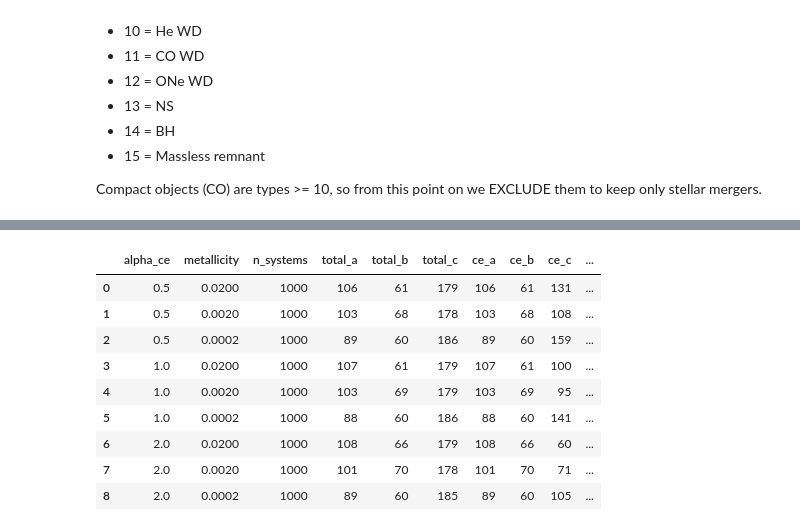
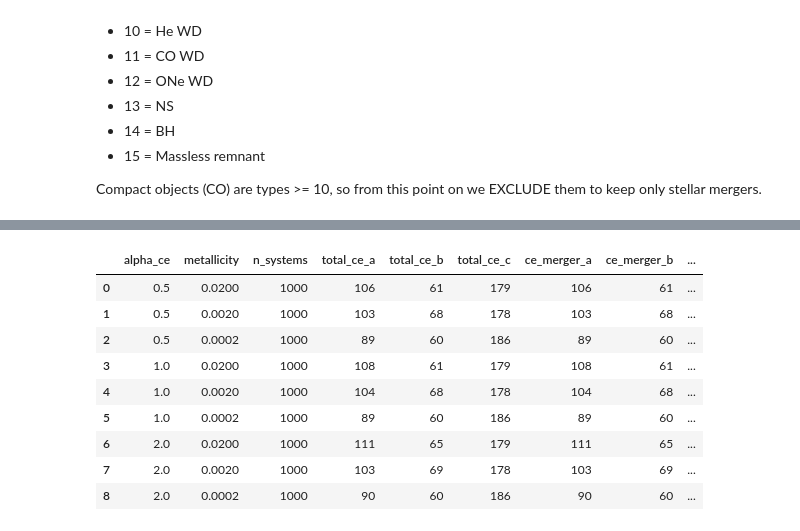
Before and after one commit to tsdevictor/stellar_mergers, a Jupyter notebook: week-3/metallicity_sweep_modified.ipynb, the cells around one changed output, grey strips where cells are left out. Saved outputs shown, nothing was run; the diff lists cells and outputs as text; code cells hidden in the pictures.

```diff
--- a/week-3/metallicity_sweep_modified.ipynb
+++ b/week-3/metallicity_sweep_modified.ipynb
@@ -211,47 +257,63 @@ seed = 200
 # %%
+rows = []
+
+# the seed is keyed on (metallicity, N) but not on alpha_CE
+seed_map = {(met, n): 200 + i for i, (met, n) in enumerate(itertools.product(METALLICITIES, N_VALUES))}
+
+master_start = time.time()
+
 # run the full grid: Z × N × alpha_CE
 for alpha_ce, metallicity, n in itertools.product(ALPHA_VALUES, METALLICITIES, N_VALUES):
     start = time.time()
+    seed = seed_map[(metallicity, n)]
     run_label = f"Z={metallicity}  N={n:,}  alpha={alpha_ce}"
 
     print(f"Running  {run_label}  (seed={seed})", flush=True)
-    result = run_metallicity_case(metallicity, n, seed=seed, alpha_ce=alpha_ce)
-    seed  += 1
+    h5_path = run_metallicity_case(metallicity, n, seed=seed, alpha_ce=alpha_ce)
 
-    if result is None:
-        continue
-
-    h5_path, met, n_sys = result
-    counts = extract_case_counts(h5_path, n_sys)
+    counts = extract_case_counts(h5_path, n)
     n_tot  = counts["n_total"]
 
-    total_ce_events = counts["total_a"] + counts["total_b"] + counts["total_c"]
-    ce_mergers    = counts["ce_a"]    + counts["ce_b"]    + counts["ce_c"]
+    print(f"  CE episodes (stellar):     {counts["total_ce_a"] + counts["total_ce_b"] + counts["total_ce_c"]}")
+    print(f"  CE mergers (stellar):      {counts["ce_merger_a"] + counts["ce_merger_b"] + counts["ce_merger_c"]}")
+    print(f"  Non-CE mergers:            {counts["all_merger_a"] + counts["all_merger_b"] + counts["all_merger_c"] -
+                                          (counts["ce_merger_a"] + counts["ce_merger_b"] + counts["ce_merger_c"])}")
+    print(f"  Total mergers (stellar):   {counts["all_merger_a"] + counts["all_merger_b"] + counts["all_merger_c"]}")
 
     rows.append(dict(
-        alpha_ce      = alpha_ce,
-        metallicity   = met,
-        n_systems     = n_tot,
+        alpha_ce    = alpha_ce,
+        metallicity = metallicity,
+        n_systems   = n_tot,
 
-        # raw merger counts
-        total_a       = counts["total_a"],
-        total_b       = counts["total_b"],
-        total_c       = counts["total_c"],
-        ce_a          = counts["ce_a"],
-        ce_b          = counts["ce_b"],
-        ce_c          = counts["ce_c"],
-        total_ce_events = total_ce_events,
-        ce_mergers    = ce_mergers,
+        # CE episodes per case
+        total_ce_a  = counts["total_ce_a"],
+        total_ce_b  = counts["total_ce_b"],
+        total_ce_c  = counts["total_ce_c"],
 
-        # rates (per system)
-        rate_total_a  = counts["total_a"] / n_tot,
-        rate_total_b  = counts["total_b"] / n_tot,
-        rate_total_c  = counts["total_c"] / n_tot,
-        rate_ce_a     = counts["ce_a"]    / n_tot,
-        rate_ce_b     = counts["ce_b"]    / n_tot,
-        rate_ce_c     = counts["ce_c"]    / n_tot,
+        # CE mergers per case
+        ce_merger_a = counts["ce_merger_a"],
+        ce_merger_b = counts["ce_merger_b"],
+        ce_merger_c = counts["ce_merger_c"],
+
+        # all mergers per case
+        all_merger_a = counts["all_merger_a"],
+        all_merger_b = counts["all_merger_b"],
+        all_merger_c = counts["all_merger_c"],
+
+        # rates
+        rate_total_ce_a  = counts["total_ce_a"]  / n_tot,
+        rate_total_ce_b  = counts["total_ce_b"]  / n_tot,
+        rate_total_ce_c  = counts["total_ce_c"]  / n_tot,
+        rate_ce_merger_a = counts["ce_merger_a"] / n_tot,
+        rate_ce_merger_b = counts["ce_merger_b"] / n_tot,
+        rate_ce_merger_c = counts["ce_merger_c"] / n_tot,
+        rate_all_merger_a = counts["all_merger_a"] / n_tot,
+        rate_all_merger_b = counts["all_merger_b"] / n_tot,
+        rate_all_merger_c = counts["all_merger_c"] / n_tot,
     ))
-    elapsed = time.time() - start
+
+    current = time.time()
+    print(f"  Time for this simulation: {current - start:.1f}s; total runtime so far: {current - master_start:.1f}s")
 
 results_df = pd.DataFrame(rows)
 display(results_df)
@@ -276,10 +338,10 @@ Running  Z=0.0002  N=1,000  alpha=0.5  (seed=202)
-|  | alpha_ce | metallicity | n_systems | total_a | total_b | total_c | ce_a | ce_b | ce_c | ... |
-| 0 | 0.5 | 0.0200 | 1000 | 106 | 61 | 179 | 106 | 61 | 131 | ... |
-| 1 | 0.5 | 0.0020 | 1000 | 103 | 68 | 178 | 103 | 68 | 108 | ... |
-| 2 | 0.5 | 0.0002 | 1000 | 89 | 60 | 186 | 89 | 60 | 159 | ... |
-| 3 | 1.0 | 0.0200 | 1000 | 107 | 61 | 179 | 107 | 61 | 100 | ... |
-| 4 | 1.0 | 0.0020 | 1000 | 103 | 69 | 179 | 103 | 69 | 95 | ... |
-| 5 | 1.0 | 0.0002 | 1000 | 88 | 60 | 186 | 88 | 60 | 141 | ... |
-| 6 | 2.0 | 0.0200 | 1000 | 108 | 66 | 179 | 108 | 66 | 60 | ... |
-| 7 | 2.0 | 0.0020 | 1000 | 101 | 70 | 178 | 101 | 70 | 71 | ... |
-| 8 | 2.0 | 0.0002 | 1000 | 89 | 60 | 185 | 89 | 60 | 105 | ... |
+|  | alpha_ce | metallicity | n_systems | total_ce_a | total_ce_b | total_ce_c | ce_merger_a | ce_merger_b | ... |
+| 0 | 0.5 | 0.0200 | 1000 | 106 | 61 | 179 | 106 | 61 | ... |
+| 1 | 0.5 | 0.0020 | 1000 | 103 | 68 | 178 | 103 | 68 | ... |
+| 2 | 0.5 | 0.0002 | 1000 | 89 | 60 | 186 | 89 | 60 | ... |
+| 3 | 1.0 | 0.0200 | 1000 | 108 | 61 | 179 | 108 | 61 | ... |
+| 4 | 1.0 | 0.0020 | 1000 | 104 | 68 | 178 | 104 | 68 | ... |
+| 5 | 1.0 | 0.0002 | 1000 | 89 | 60 | 186 | 89 | 60 | ... |
+| 6 | 2.0 | 0.0200 | 1000 | 111 | 65 | 179 | 111 | 65 | ... |
+| 7 | 2.0 | 0.0020 | 1000 | 103 | 69 | 178 | 103 | 69 | ... |
+| 8 | 2.0 | 0.0002 | 1000 | 90 | 60 | 186 | 90 | 60 | ... |
```
Also changed, not shown: parts of 11 cells of this notebook, 4 other files.
